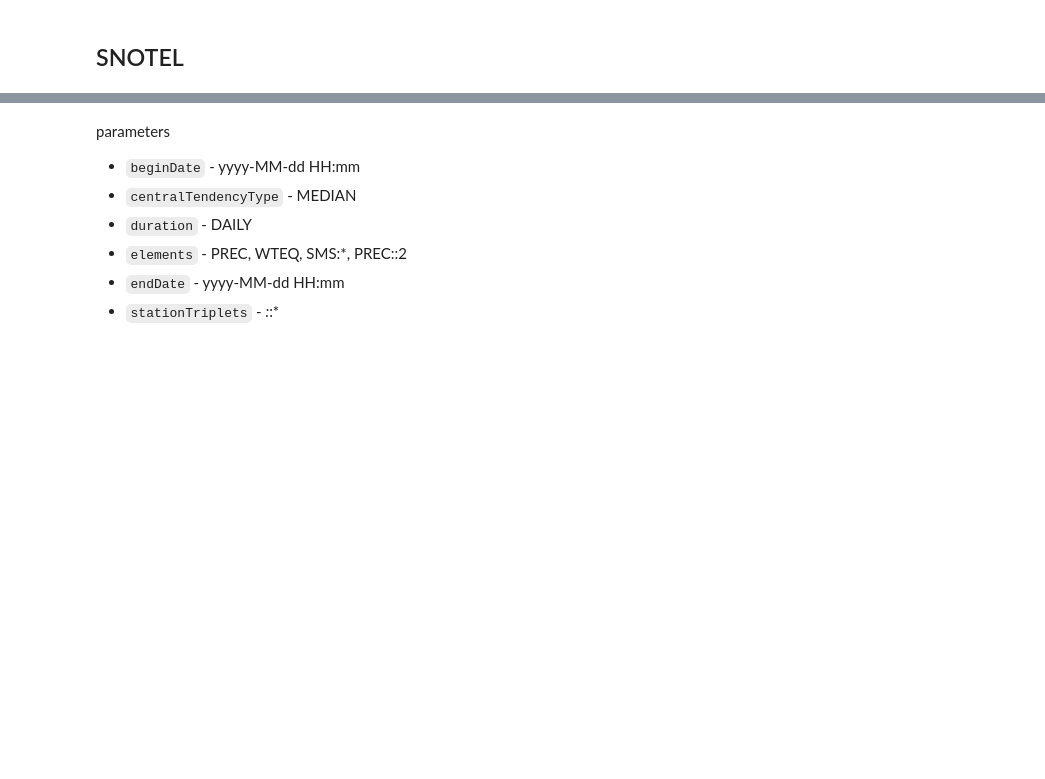
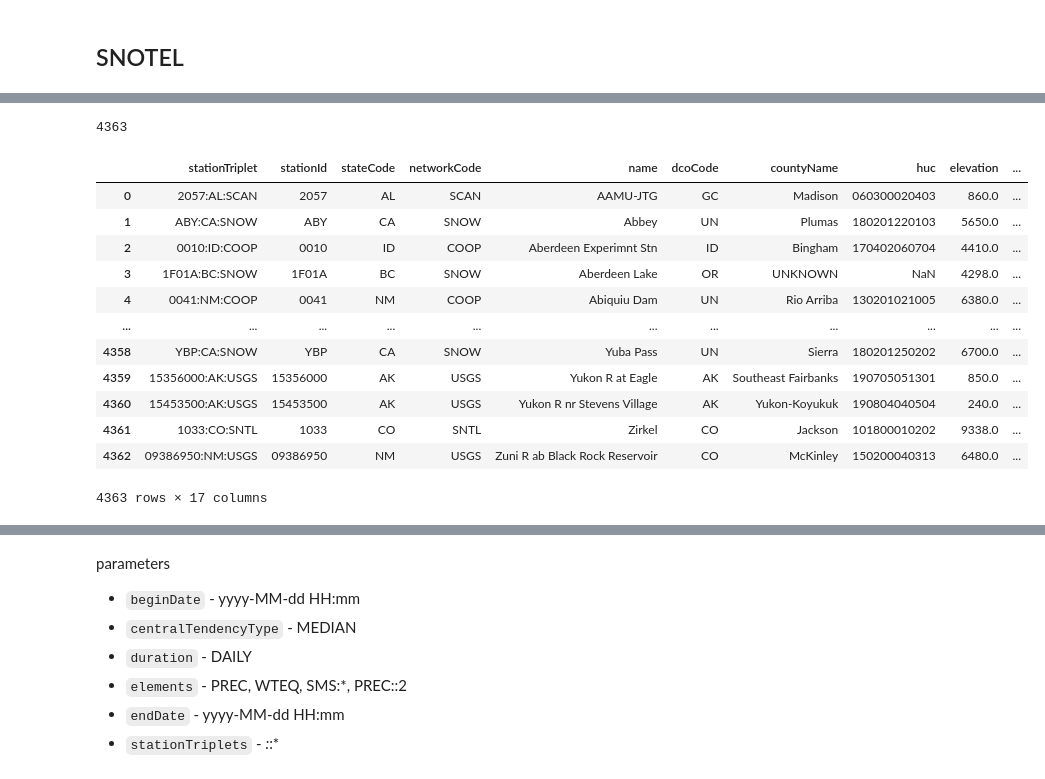
Before and after one commit to johnymontana/snotel-shed, a Jupyter notebook: notebooks/01-snotel-api.ipynb, the cells around one changed output, grey strips where cells are left out. Cells and saved outputs as stored; diff of their text form; code cells hidden in the pictures; blank space fills up the shorter version.

```diff
--- a/notebooks/01-snotel-api.ipynb
+++ b/notebooks/01-snotel-api.ipynb
@@ -6,0 +37,28 @@ baseurl = "https://wcc.sc.egov.usda.gov/awdbRestApi/"
+# %%
+r = requests.get(baseurl + 'services/v1/stations', params=payload)
+# %%
+stations = r.json()
+# %%
+len(stations)
+# %% [output]
+4363
+# %%
+df = pd.DataFrame(stations)
+# %%
+gdf = gpd.GeoDataFrame(df, crs="EPSG:4326", geometry=gpd.points_from_xy(df.longitude, df.latitude))
+# %%
+gdf
+# %% [output]
+|  | stationTriplet | stationId | stateCode | networkCode | name | dcoCode | countyName | huc | elevation | ... |
+| 0 | 2057:AL:SCAN | 2057 | AL | SCAN | AAMU-JTG | GC | Madison | 060300020403 | 860.0 | ... |
+| 1 | ABY:CA:SNOW | ABY | CA | SNOW | Abbey | UN | Plumas | 180201220103 | 5650.0 | ... |
+| 2 | 0010:ID:COOP | 0010 | ID | COOP | Aberdeen Experimnt Stn | ID | Bingham | 170402060704 | 4410.0 | ... |
+| 3 | 1F01A:BC:SNOW | 1F01A | BC | SNOW | Aberdeen Lake | OR | UNKNOWN | NaN | 4298.0 | ... |
+| 4 | 0041:NM:COOP | 0041 | NM | COOP | Abiquiu Dam | UN | Rio Arriba | 130201021005 | 6380.0 | ... |
+| ... | ... | ... | ... | ... | ... | ... | ... | ... | ... | ... |
+| 4358 | YBP:CA:SNOW | YBP | CA | SNOW | Yuba Pass | UN | Sierra | 180201250202 | 6700.0 | ... |
+| 4359 | 15356000:AK:USGS | 15356000 | AK | USGS | Yukon R at Eagle | AK | Southeast Fairbanks | 190705051301 | 850.0 | ... |
+| 4360 | 15453500:AK:USGS | 15453500 | AK | USGS | Yukon R nr Stevens Village | AK | Yukon-Koyukuk | 190804040504 | 240.0 | ... |
+| 4361 | 1033:CO:SNTL | 1033 | CO | SNTL | Zirkel | CO | Jackson | 101800010202 | 9338.0 | ... |
+| 4362 | 09386950:NM:USGS | 09386950 | NM | USGS | Zuni R ab Black Rock Reservoir | CO | McKinley | 150200040313 | 6480.0 | ... |
+4363 rows × 17 columns
```
Also changed, not shown: parts of 27 cells of this notebook.
